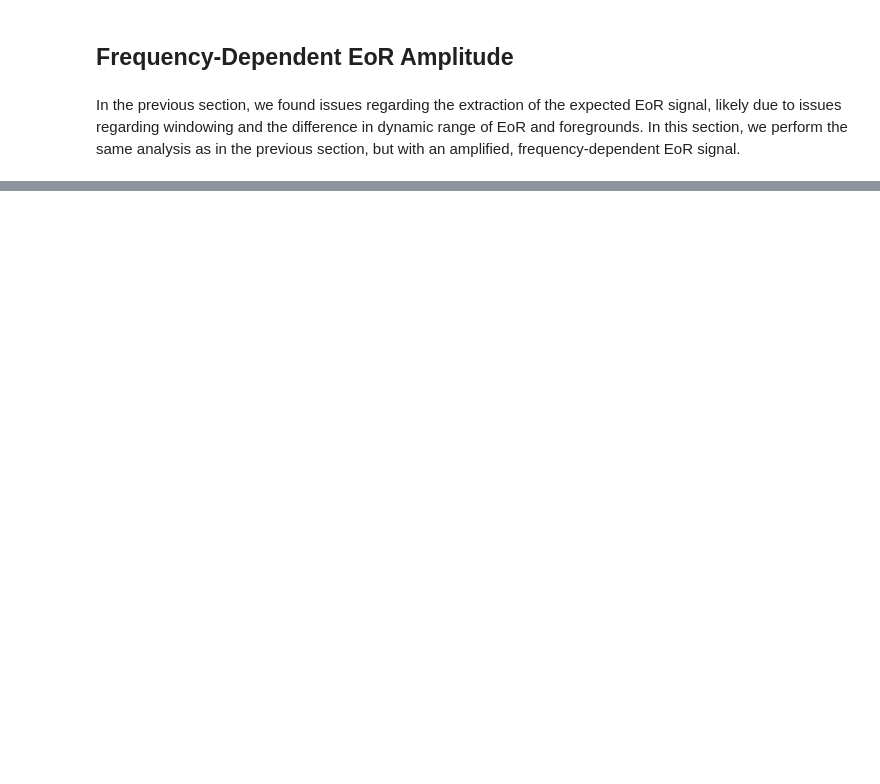
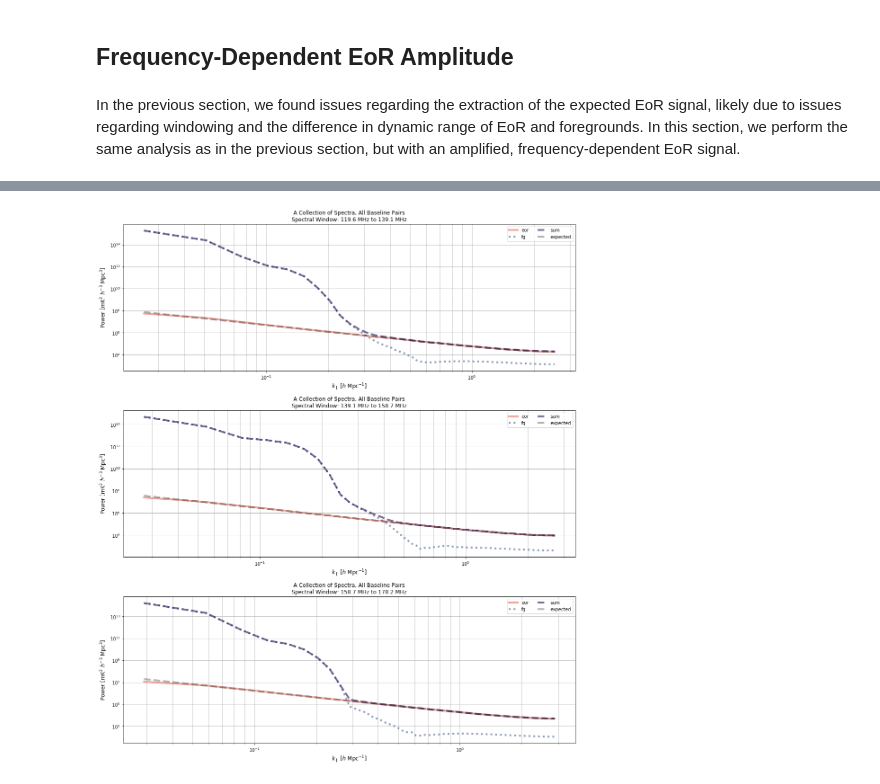
Before and after one commit to HERA-Team/hera-validation, a Jupyter notebook: test-series/1/test-1.1.0.ipynb, the cells around one changed output, grey strips where cells are left out. Drawn from its saved outputs; the diff is of its cells as text; code cells hidden in the pictures; blank space fills up the shorter version.

```diff
--- a/test-series/1/test-1.1.0.ipynb
+++ b/test-series/1/test-1.1.0.ipynb
@@ -1457,0 +598,20 @@ del omni_cal_spectra, uncal_spectra, true_spectra, eor_spectra, fg_spectra
+# %%
+fdep_spectra = {}
+# %%
+%%time
+# incoherently average all the spectra
+# each spw has 154 channels, but we'll be folding the spectra
+
+for label, path in fdep_paths.items():
+    for pth in path:
+
+        uvp = get_pspec(pth)
+        uvp.fold_spectra()
+
+        if label not in fdep_spectra:
+            fdep_spectra[label] = {spw: defaultdict(list) for spw in uvp.spw_array}
+
+        for key in uvp.get_all_keys():
+            spw = key[0]
+            blp = key[1]
+            fdep_spectra[label][spw][blp].append(uvp.get_data(key))
@@ -1457,0 +621,27 @@ del omni_cal_spectra, uncal_spectra, true_spectra, eor_spectra, fg_spectra
+# %%
+fdep_spectra_avg = {}
+for label, spec_dict in fdep_spectra.items():
+    fdep_spectra_avg[label] = {}
+
+    for spw, spec_by_spw in spec_dict.items():
+        fdep_spectra_avg[label][spw] = {}
+
+        bl_avg = 0
+        for blp, spec in spec_by_spw.items():
+            # assert all(s.shape == (66, 99) for s in spec)
+
+            # Reshape the spectra so we can do an easier average.
+            # New arrays have the shape (Nfiles*Ntimes, Nkpara)
+            spec = np.array(spec)
+            spec_by_spw[blp] = spec.reshape((-1, spec.shape[-1]))
+
+            fdep_spectra_avg[label][spw][blp] = np.mean(spec_by_spw[blp], axis=0)
+            bl_avg += fdep_spectra_avg[label][spw][blp]
+
+        fdep_spectra_avg[label][spw]['average'] = bl_avg / len(spec_dict[0])
+# %%
+fdep_aliased_spectra = {spw: get_analytic_spectrum(uvp, spw, freq_dep=True) for spw in uvp.spw_array}
+# %%
+plot_avg_spectra(fdep_spectra_avg, fdep_aliased_spectra);
+# %% [output]
+[figure, added]
```
Also changed, not shown: parts of 121 cells of this notebook, 1 other file.
